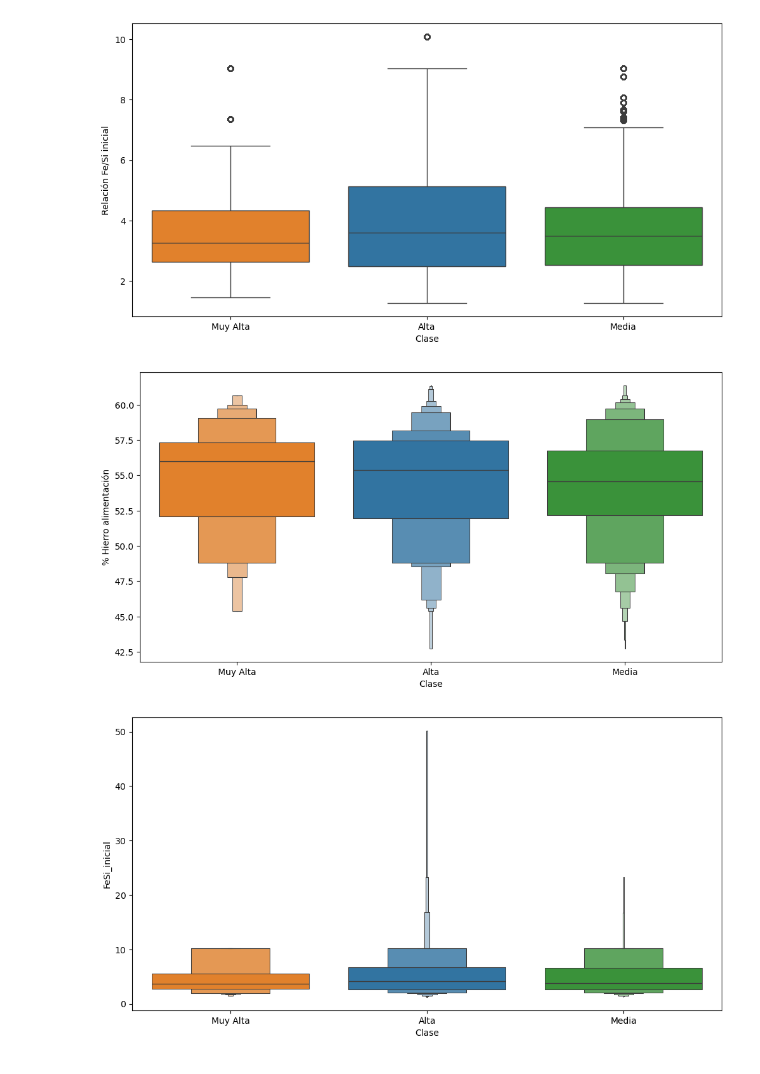
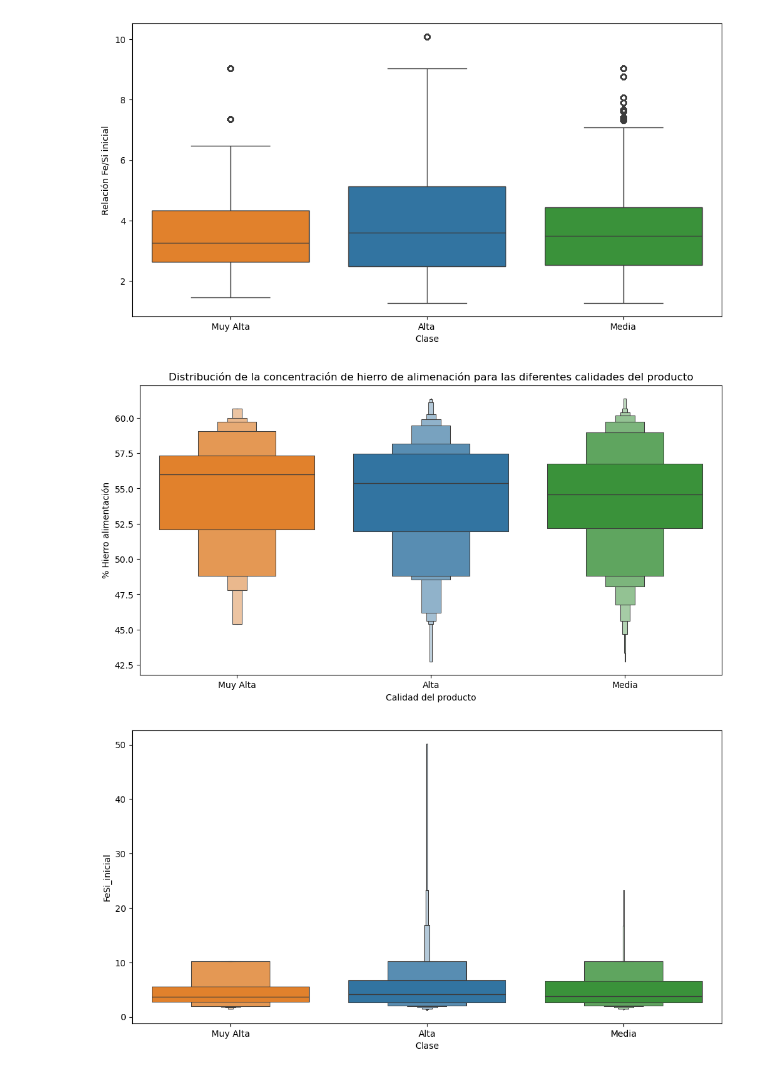
Before and after one commit to JohnLopez15/Mineria_2, a Jupyter notebook: Analisis_exploratorio.ipynb, the cells around one changed output. Cells and saved outputs as stored; diff of their text form; code cells hidden in the pictures.

```diff
--- a/Analisis_exploratorio.ipynb
+++ b/Analisis_exploratorio.ipynb
@@ -109,12 +114,12 @@ nombres=["% Hierro alimentación",
          "% Otros en alimentación",
         "% Otros en concentrado",
         "Cambio concentración de otros",
-         "Aumento concentración de hierro",
-         "Disminución concentración de sílice",
+         "Aumento \nconcentración de hierro",
+         "Disminución \nconcentración de sílice",
          "Relación Fe/Si inicial",
          "Relación Fe/Si final",
-         "Aumento de la relación Fe/Si",
-        "Relación de almidón por tonelada de mineral",
-        "Relación de amina por tonelada de mineral"
+         "Aumento de \nla relación Fe/Si",
+        "Relación de almidón \npor tonelada\n de mineral m3/ton",
+        "Relación de amina\n portonelada\n de mineral m3/ton"
          ]
 dict_nombres=dict(zip(columnas,nombres))
@@ -370,10 +393,12 @@ plt.show()
 # %%
 plt.figure(figsize=(12, 6))
 sns.boxenplot(data=analisis_clases_corte, x="Clase", y="% Iron Feed", hue="Clase",order=orden_clases)
 plt.ylabel(dict_nombres["% Iron Feed"])
+plt.xlabel("Calidad del producto")
+plt.title("Distribución de la concentración de hierro de alimenación para las diferentes calidades del producto")
 plt.show()
 # %% [output]
-[figure, old version]
+[figure, new version]
 # %%
 plt.figure(figsize=(12, 6))
 sns.boxenplot(data=analisis_clases, x="Clase", y="FeSi_inicial", hue="Clase",order=orden_clases)
```
Also changed, not shown: parts of 18 cells of this notebook.
